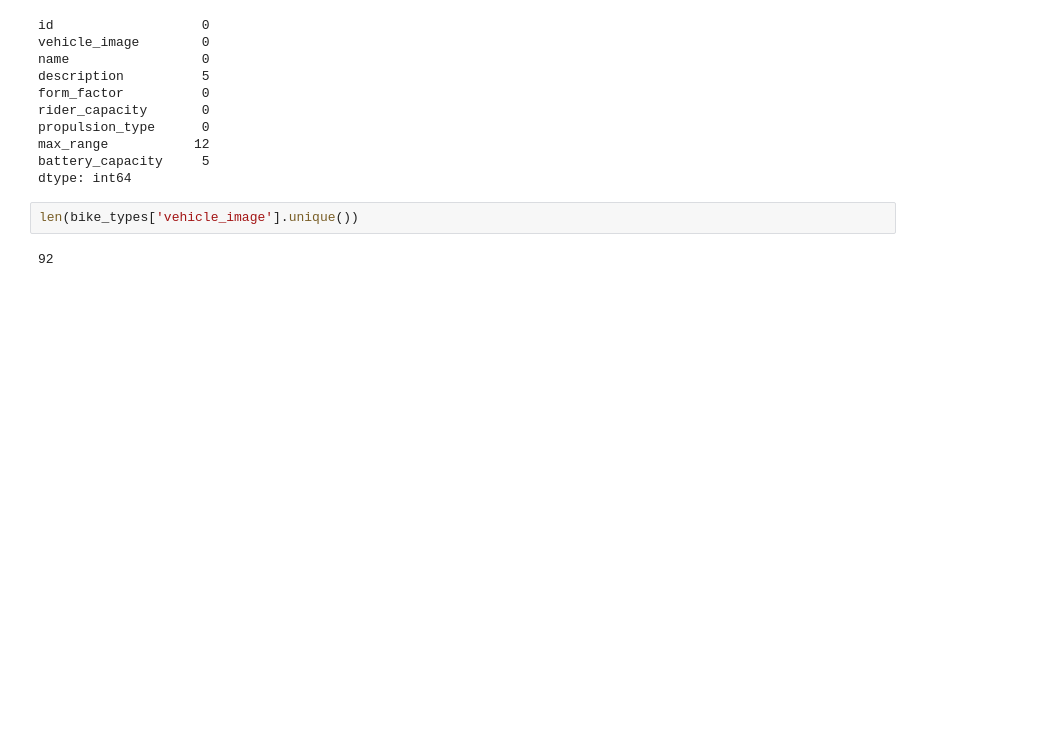
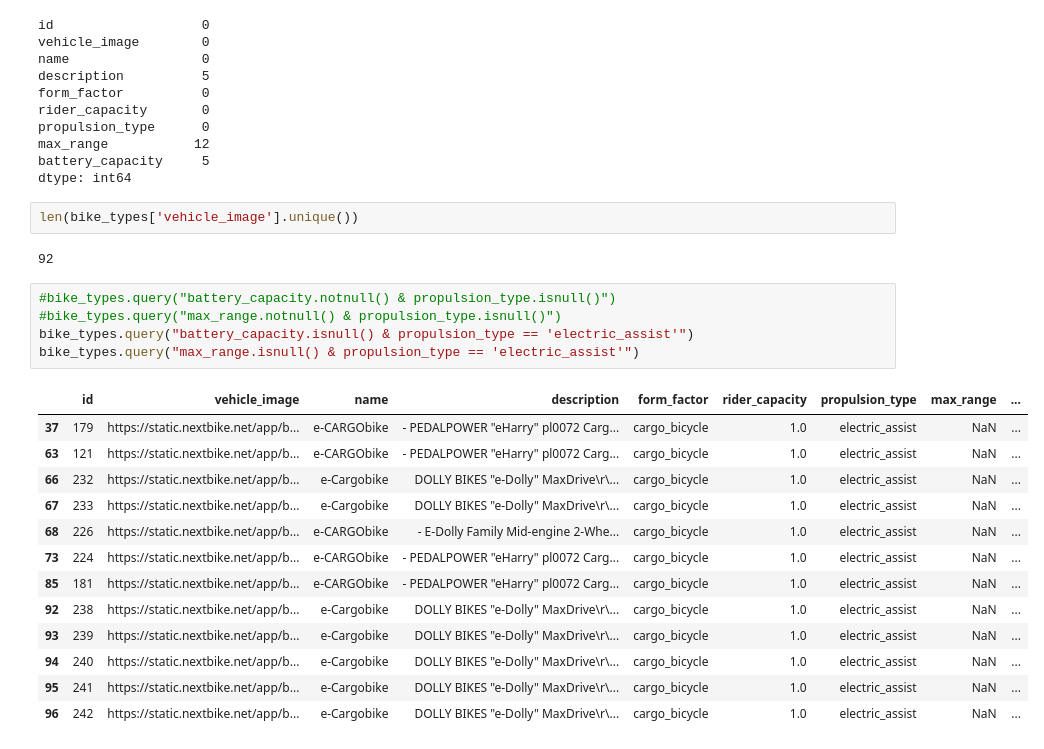
Before and after one commit to zakarya-22/FML_Challenge_IMT, a Jupyter notebook: jayesh/Scratchpad.ipynb, the cells around one changed output. Drawn from its saved outputs; the diff is of its cells as text; blank space fills up the shorter version.

```diff
--- a/jayesh/Scratchpad.ipynb
+++ b/jayesh/Scratchpad.ipynb
@@ -107,3 +107,22 @@ dtype: int64
 len(bike_types['vehicle_image'].unique())
 # %% [output]
 92
+# %%
+#bike_types.query("battery_capacity.notnull() & propulsion_type.isnull()")
+#bike_types.query("max_range.notnull() & propulsion_type.isnull()")
+bike_types.query("battery_capacity.isnull() & propulsion_type == 'electric_assist'")
+bike_types.query("max_range.isnull() & propulsion_type == 'electric_assist'")
+# %% [output]
+|  | id | vehicle_image | name | description | form_factor | rider_capacity | propulsion_type | max_range | ... |
+| 37 | 179 | https://static.nextbike.net/app/b... | e-CARGObike | - PEDALPOWER "eHarry" pl0072 Carg... | cargo_bicycle | 1.0 | electric_assist | NaN | ... |
+| 63 | 121 | https://static.nextbike.net/app/b... | e-CARGObike | - PEDALPOWER "eHarry" pl0072 Carg... | cargo_bicycle | 1.0 | electric_assist | NaN | ... |
+| 66 | 232 | https://static.nextbike.net/app/b... | e-Cargobike | DOLLY BIKES "e-Dolly" MaxDrive\r\... | cargo_bicycle | 1.0 | electric_assist | NaN | ... |
+| 67 | 233 | https://static.nextbike.net/app/b... | e-Cargobike | DOLLY BIKES "e-Dolly" MaxDrive\r\... | cargo_bicycle | 1.0 | electric_assist | NaN | ... |
+| 68 | 226 | https://static.nextbike.net/app/b... | e-CARGObike | - E-Dolly Family Mid-engine 2-Whe... | cargo_bicycle | 1.0 | electric_assist | NaN | ... |
+| 73 | 224 | https://static.nextbike.net/app/b... | e-CARGObike | - PEDALPOWER "eHarry" pl0072 Carg... | cargo_bicycle | 1.0 | electric_assist | NaN | ... |
+| 85 | 181 | https://static.nextbike.net/app/b... | e-CARGObike | - PEDALPOWER "eHarry" pl0072 Carg... | cargo_bicycle | 1.0 | electric_assist | NaN | ... |
+| 92 | 238 | https://static.nextbike.net/app/b... | e-Cargobike | DOLLY BIKES "e-Dolly" MaxDrive\r\... | cargo_bicycle | 1.0 | electric_assist | NaN | ... |
+| 93 | 239 | https://static.nextbike.net/app/b... | e-Cargobike | DOLLY BIKES "e-Dolly" MaxDrive\r\... | cargo_bicycle | 1.0 | electric_assist | NaN | ... |
+| 94 | 240 | https://static.nextbike.net/app/b... | e-Cargobike | DOLLY BIKES "e-Dolly" MaxDrive\r\... | cargo_bicycle | 1.0 | electric_assist | NaN | ... |
+| 95 | 241 | https://static.nextbike.net/app/b... | e-Cargobike | DOLLY BIKES "e-Dolly" MaxDrive\r\... | cargo_bicycle | 1.0 | electric_assist | NaN | ... |
+| 96 | 242 | https://static.nextbike.net/app/b... | e-Cargobike | DOLLY BIKES "e-Dolly" MaxDrive\r\... | cargo_bicycle | 1.0 | electric_assist | NaN | ... |
```
Also changed, not shown: parts of 14 cells of this notebook, 1 other file.
